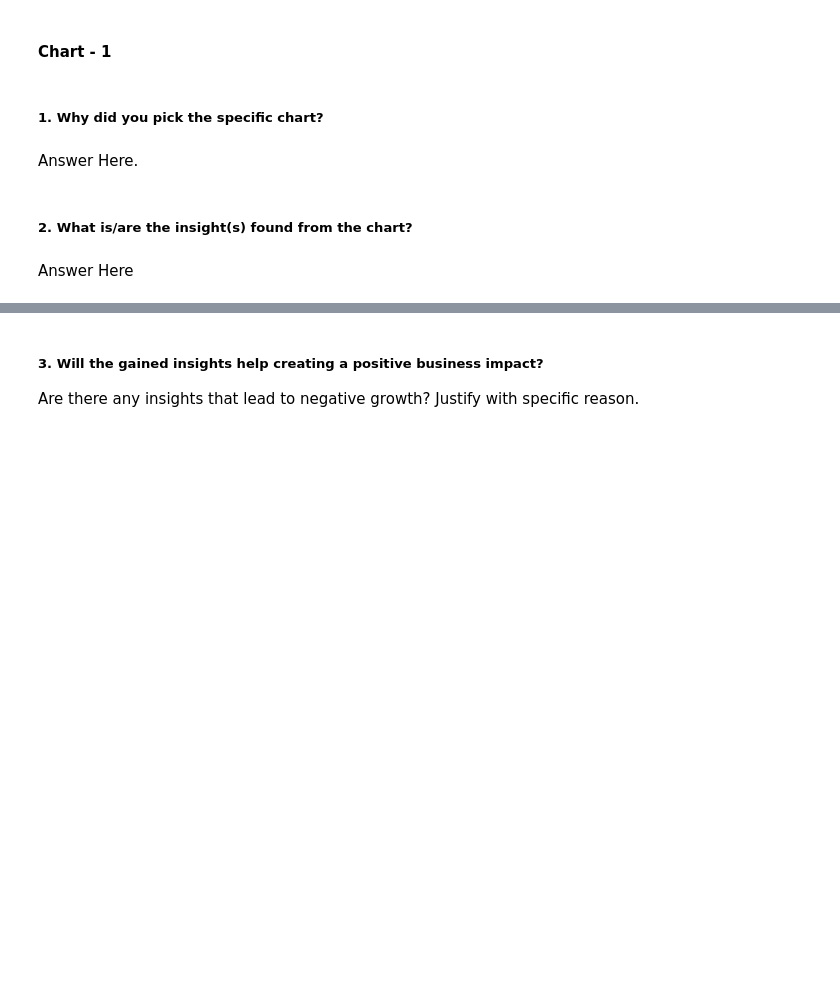
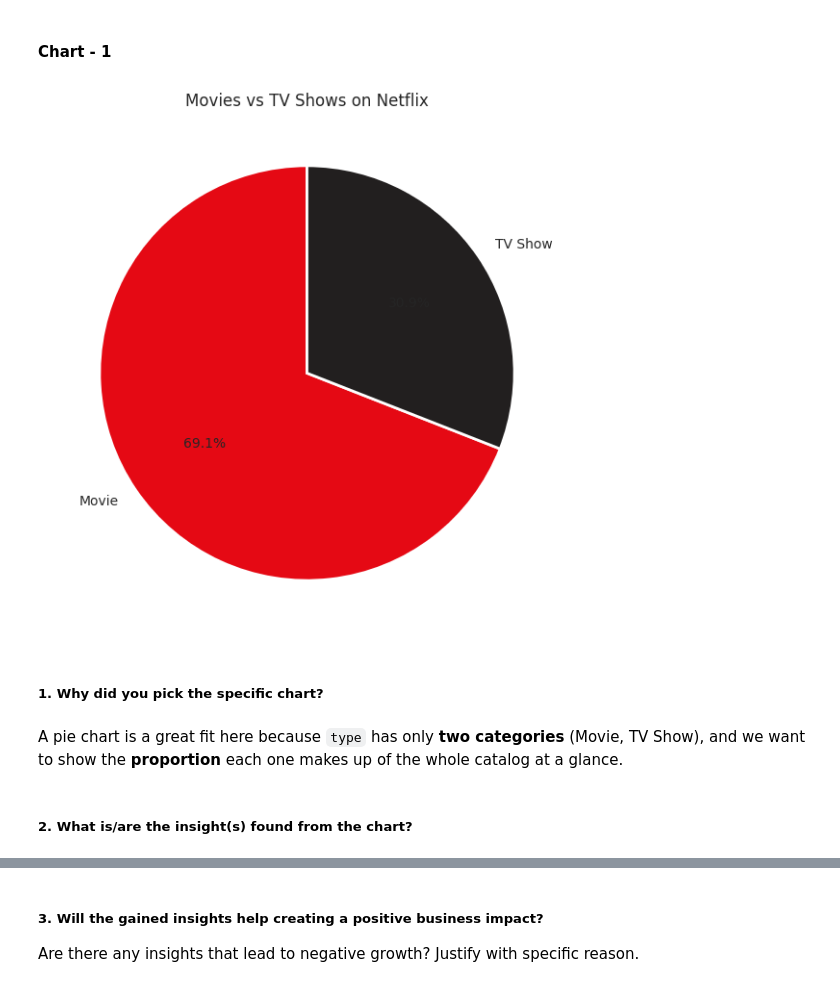
Before and after one commit to krishnajaindev/netflix-analysis, a Jupyter notebook: Netflix Analysis.ipynb, the cells around one changed output, grey strips where cells are left out. Cells and saved outputs as stored; diff of their text form; code cells hidden in the pictures; blank space fills up the shorter version.

Commit message:
Completed few Charts in Section 4

```diff
--- a/Netflix Analysis.ipynb
+++ b/Netflix Analysis.ipynb
@@ -321,8 +332,17 @@ netflix.head()
+# %%
+# Chart - 1 visualization code
+plt.figure(figsize=(7, 7))
+type_counts = netflix['type'].value_counts()
+plt.pie(type_counts, labels=type_counts.index, autopct='%1.1f%%',
+        colors=['#E50914', '#221f1f'], startangle=90,
+        wedgeprops={'edgecolor': 'white', 'linewidth': 2})
+plt.title('Movies vs TV Shows on Netflix')
+plt.show()
+# %% [output]
+[figure, added]
 # %% [markdown]
 ##### 1. Why did you pick the specific chart?
-# %% [markdown]
-Answer Here.
+# %% [markdown]
+A pie chart is a great fit here because `type` has only **two categories** (Movie, TV Show), and we want to show the **proportion** each one makes up of the whole catalog at a glance.
 # %% [markdown]
 ##### 2. What is/are the insight(s) found from the chart?
-# %% [markdown]
-Answer Here
```
Also changed, not shown: parts of 61 cells of this notebook.
